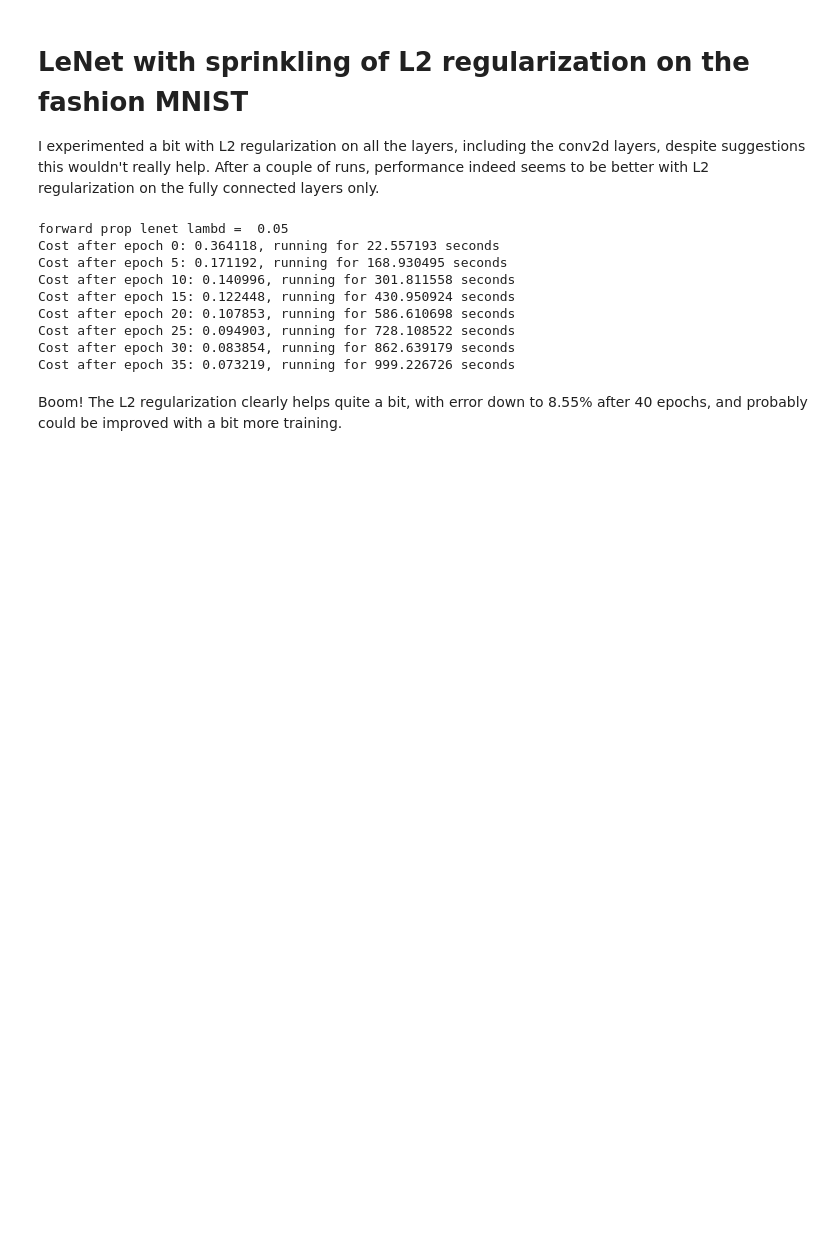
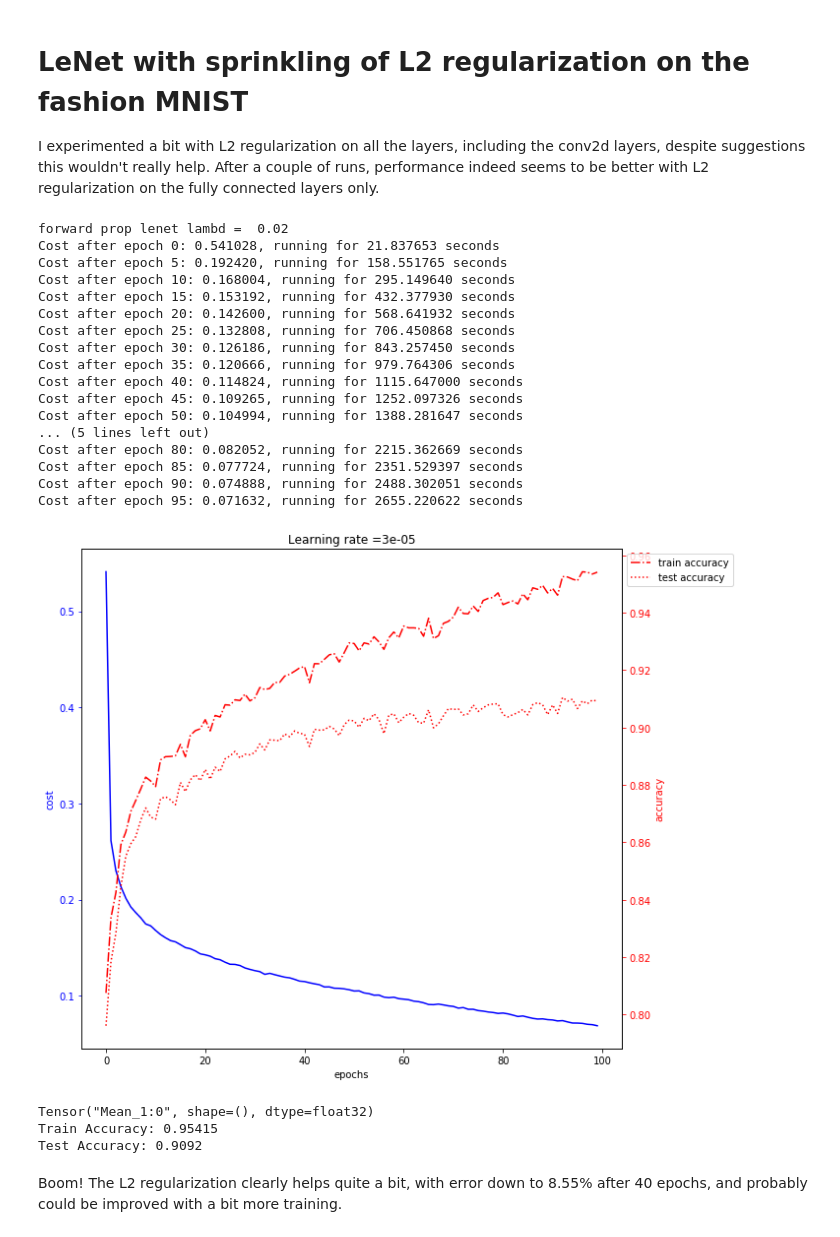
Before and after one commit to nicksexton/handwritten_digit_recognition, a Jupyter notebook: part 4 - fun with convolutional networks.ipynb, the cells around one changed output. Cells and saved outputs as stored; diff of their text form; code cells hidden in the pictures; blank space fills up the shorter version.

Commit message:
100 epochs with l2 regularization

```diff
--- a/part 4 - fun with convolutional networks.ipynb
+++ b/part 4 - fun with convolutional networks.ipynb
@@ -508,19 +508,31 @@ I experimented a bit with L2 regularization on all the layers, including the con
 # %%
 parameters, costs, train_accuracy, test_accuracy = model(f_x_train, f_y_train,
                                                          f_x_test, f_y_test,
                                                          network='lenet5',
-                                                         regularizer_scale = 0.05, # was 0.03
-                                                         learning_rate = 0.0001,
-                                                         num_epochs = 40)
+                                                         regularizer_scale = 0.02, # was 0.03
+                                                         learning_rate = 0.00003, # was 0.0001
+                                                         num_epochs = 100)
 # %% [output]
-forward prop lenet lambd =  0.05
-Cost after epoch 0: 0.364118, running for 22.557193 seconds
-Cost after epoch 5: 0.171192, running for 168.930495 seconds
-Cost after epoch 10: 0.140996, running for 301.811558 seconds
-Cost after epoch 15: 0.122448, running for 430.950924 seconds
-Cost after epoch 20: 0.107853, running for 586.610698 seconds
-Cost after epoch 25: 0.094903, running for 728.108522 seconds
-Cost after epoch 30: 0.083854, running for 862.639179 seconds
-Cost after epoch 35: 0.073219, running for 999.226726 seconds
+forward prop lenet lambd =  0.02
+Cost after epoch 0: 0.541028, running for 21.837653 seconds
+Cost after epoch 5: 0.192420, running for 158.551765 seconds
+Cost after epoch 10: 0.168004, running for 295.149640 seconds
+Cost after epoch 15: 0.153192, running for 432.377930 seconds
+Cost after epoch 20: 0.142600, running for 568.641932 seconds
+Cost after epoch 25: 0.132808, running for 706.450868 seconds
+Cost after epoch 30: 0.126186, running for 843.257450 seconds
+Cost after epoch 35: 0.120666, running for 979.764306 seconds
+Cost after epoch 40: 0.114824, running for 1115.647000 seconds
+Cost after epoch 45: 0.109265, running for 1252.097326 seconds
+Cost after epoch 50: 0.104994, running for 1388.281647 seconds
+... (5 lines left out)
+Cost after epoch 80: 0.082052, running for 2215.362669 seconds
+Cost after epoch 85: 0.077724, running for 2351.529397 seconds
+Cost after epoch 90: 0.074888, running for 2488.302051 seconds
+Cost after epoch 95: 0.071632, running for 2655.220622 seconds
+[figure, added]
+Tensor("Mean_1:0", shape=(), dtype=float32)
+Train Accuracy: 0.95415
+Test Accuracy: 0.9092
 # %% [markdown]
 Boom! The L2 regularization clearly helps quite a bit, with error down to 8.55% after 40 epochs, and probably could be improved with a bit more training.
```
Also changed, not shown: parts of 1 cell of this notebook.
